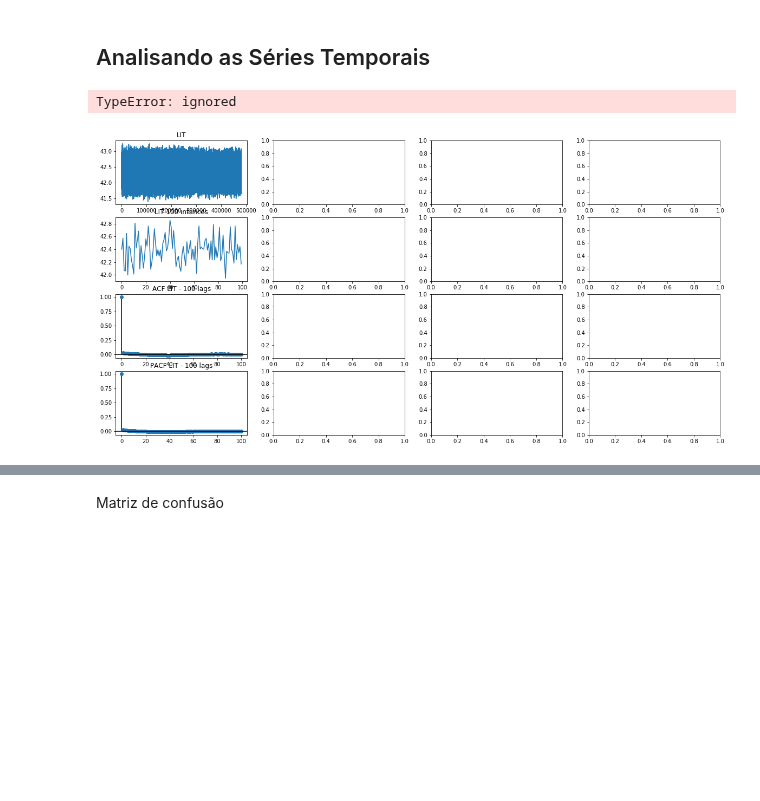
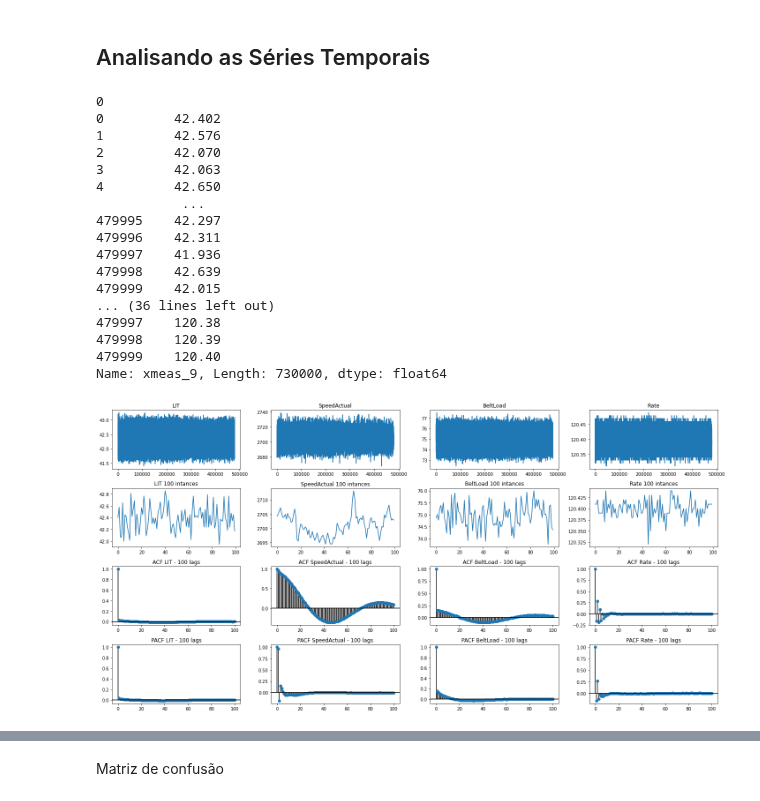
Before and after one commit to gabrielvinicios02/ExperimentsMultivariate, a Jupyter notebook: ClassificadorXGBoost.ipynb, the cells around one changed output, grey strips where cells are left out. Saved outputs shown, nothing was run; the diff lists cells and outputs as text; code cells hidden in the pictures; blank space fills up the shorter version.

```diff
--- a/ClassificadorXGBoost.ipynb
+++ b/ClassificadorXGBoost.ipynb
@@ -263,36 +279,54 @@ datasets1 = {}
 #datasets1['LIT'] = dados_treino_Falha.get('LIT_2012KS_0251_FilteredSignal')
 datasets1['LIT'] = train_ts.get('xmeas_6')
 #datasets1['SpeedActual'] = dados_treino_Falha.get('_AL_2012KS_06M1_SpeedActual')
-datasets1['SpeedActual'] = dados_treino_Falha.get('xmeas_7')
+datasets1['SpeedActual'] = train_ts.get('xmeas_7')
 #datasets1['BeltLoad'] = dados_treino_Falha.get('WIT_1085KS_2300_BeltLoad')
-datasets1['BeltLoad'] = dados_treino_Falha.get('xmeas_8')
+datasets1['BeltLoad'] = train_ts.get('xmeas_8')
 #datasets1['Rate'] = dados_treino_Falha.get('WIT_1085KS_2300_Rate')
-datasets1['Rate'] = dados_treino_Falha.get('xmeas_9')
+datasets1['Rate'] = train_ts.get('xmeas_9')
 
 fig1, ax = plt.subplots(nrows=4, ncols=4, figsize=[20,10])
 
 for ct, (key, data) in enumerate(datasets1.items()):
+  print(ct)
+  print(data)
   _lags = np.arange(0,101)
   _acf = acf(data,nlags=100)
   _pacf = pacf(data,nlags=100)
 
   ax[0][ct].set_title("{}".format(key))
   ax[0][ct].plot(data)
 
   ax[1][ct].set_title("{} 100 intances".format(key))
   ax[1][ct].plot(data[:100])
 
   ax[2][ct].set_title("ACF {} - 100 lags".format(key))
   ax[2][ct].plot(_lags, _acf, "o")
   ax[2][ct].vlines(_lags,[0],_acf)
   ax[2][ct].axhline(y=0, color='black')
 
   ax[3][ct].set_title("PACF {} - 100 lags".format(key))
   ax[3][ct].plot(_lags, _pacf, "o")
   ax[3][ct].vlines(_lags,[0],_pacf)
   ax[3][ct].axhline(y=0, color='black')
 
 plt.tight_layout()
 # %% [output]
-TypeError: ignored
+0
+0         42.402
+1         42.576
+2         42.070
+3         42.063
+4         42.650
+           ...
+479995    42.297
+479996    42.311
+479997    41.936
+479998    42.639
+479999    42.015
+... (36 lines left out)
+479997    120.38
+479998    120.39
+479999    120.40
+Name: xmeas_9, Length: 730000, dtype: float64
-[figure, old version]
+[figure, new version]
```
Also changed, not shown: parts of 8 cells of this notebook.
